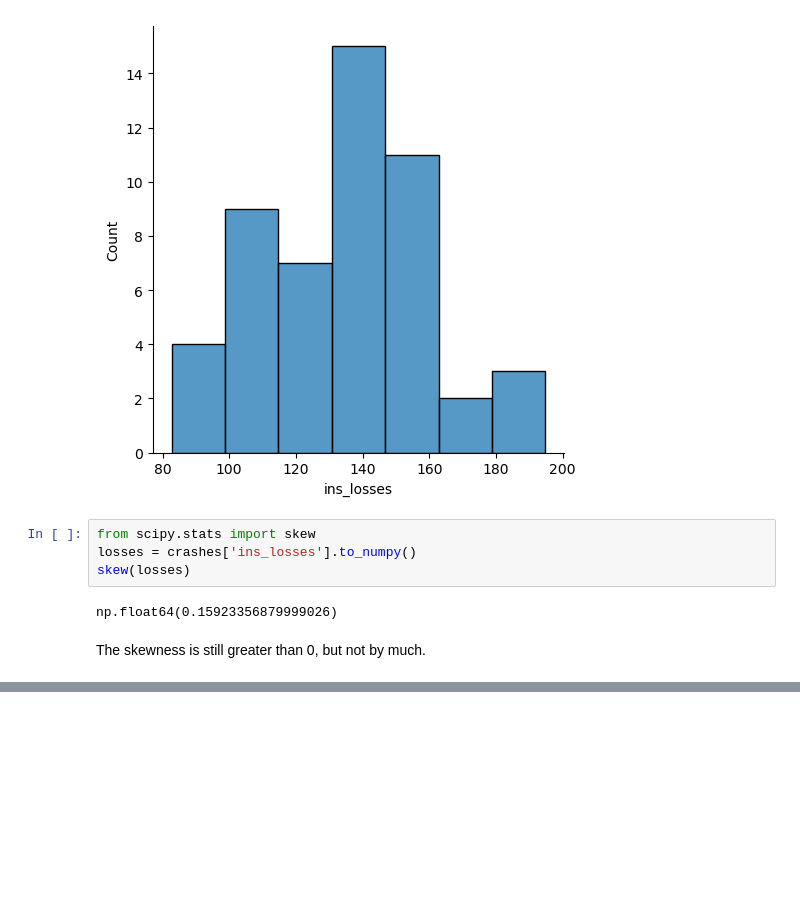
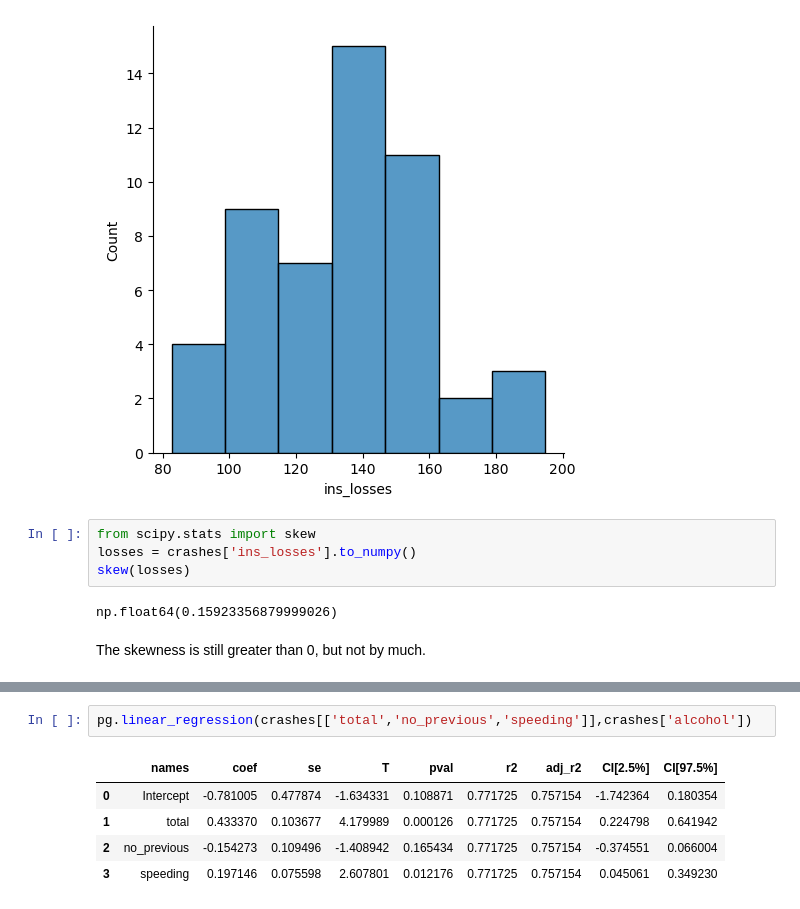
Before and after one commit to ddelony/stats, a Jupyter notebook: crashes.ipynb, the cells around one changed output, grey strips where cells are left out. Drawn from its saved outputs; the diff is of its cells as text; blank space fills up the shorter version.

```diff
--- a/crashes.ipynb
+++ b/crashes.ipynb
@@ -317,0 +357,8 @@ The skewness is still greater than 0, but not by much.
+# %%
+pg.linear_regression(crashes[['total','no_previous','speeding']],crashes['alcohol'])
+# %% [output]
+|  | names | coef | se | T | pval | r2 | adj_r2 | CI[2.5%] | CI[97.5%] |
+| 0 | Intercept | -0.781005 | 0.477874 | -1.634331 | 0.108871 | 0.771725 | 0.757154 | -1.742364 | 0.180354 |
+| 1 | total | 0.433370 | 0.103677 | 4.179989 | 0.000126 | 0.771725 | 0.757154 | 0.224798 | 0.641942 |
+| 2 | no_previous | -0.154273 | 0.109496 | -1.408942 | 0.165434 | 0.771725 | 0.757154 | -0.374551 | 0.066004 |
+| 3 | speeding | 0.197146 | 0.075598 | 2.607801 | 0.012176 | 0.771725 | 0.757154 | 0.045061 | 0.349230 |
```
Also changed, not shown: parts of 20 cells of this notebook.
